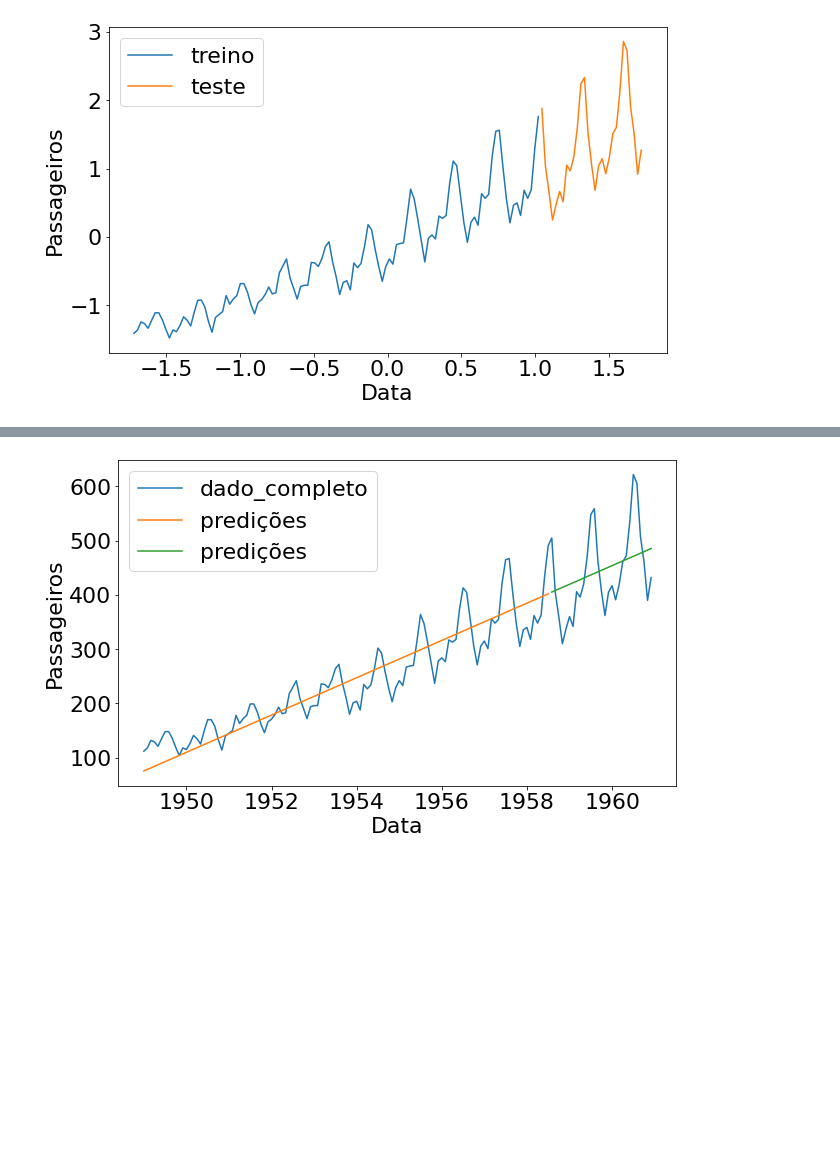
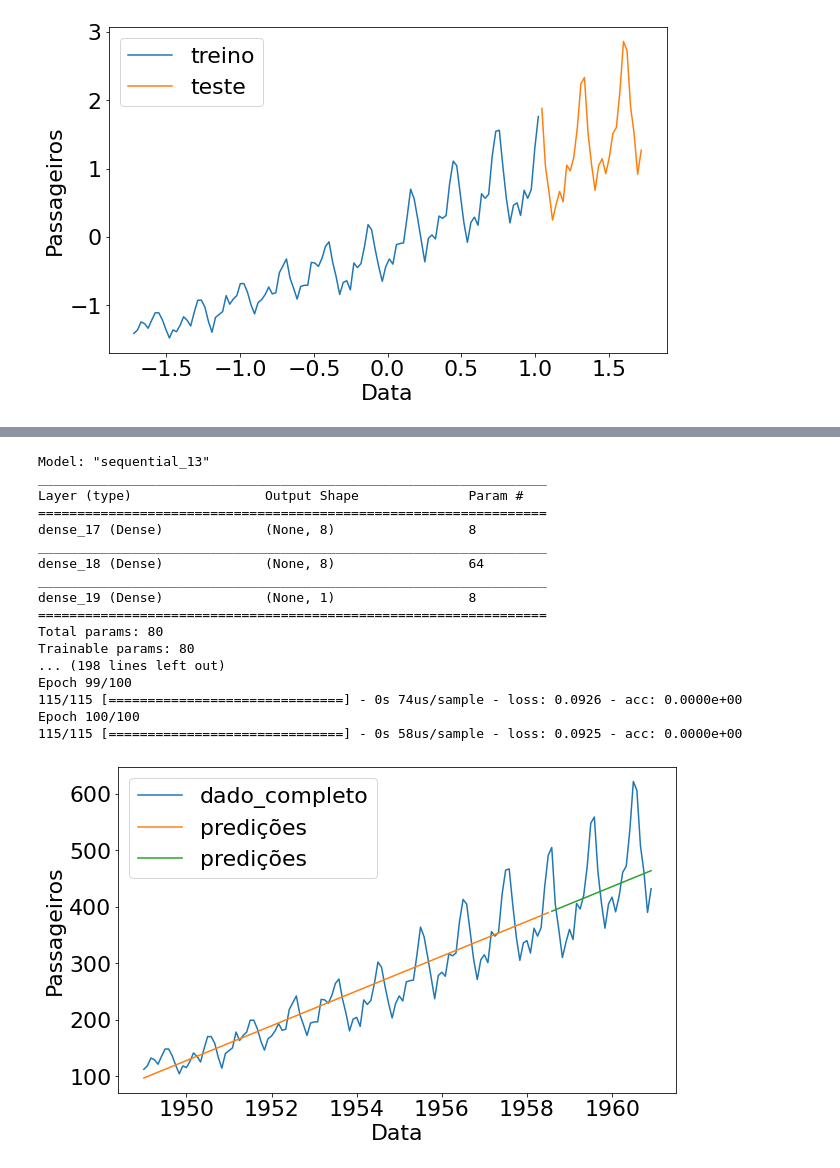
Before and after one commit to edabruzzo/machine_learning_alura, a Jupyter notebook: previsao_keras_1.ipynb, the cells around one changed output, grey strips where cells are left out. Cells and saved outputs as stored; diff of their text form; code cells hidden in the pictures; blank space fills up the shorter version.

```diff
--- a/previsao_keras_1.ipynb
+++ b/previsao_keras_1.ipynb
@@ -182,7 +199,51 @@ def obter_resultados(x, y):
-# %%
-y_predict_teste = regressor.predict(x_teste)
-plotar_dados(passageiros)
-obter_resultados(x_treino, y_predict)
-obter_resultados(x_teste, y_predict_teste)
-# %% [output]
-[figure, removed]
+# %%
+hyperparams_3 = [{
+
+    'dimensao_saida':8,
+   'activation':'linear',
+    'kernel_initializer':'random_uniform',
+    'use_bias':False,
+
+},
+
+
+{
+    'dimensao_saida':8,
+   'activation':'linear',
+    'kernel_initializer':'random_uniform',
+    'use_bias':False,
+
+},
+
+    {
+    'dimensao_saida':1,
+    'activation':'linear',
+    'kernel_initializer':'random_uniform',
+    'use_bias':False,
+
+}
+
+
+
+]
+
+testar_modelo(hyperparams_3, epocas_treino=100)
+# %% [output]
+Model: "sequential_13"
+_________________________________________________________________
+Layer (type)                 Output Shape              Param #
+=================================================================
+dense_17 (Dense)             (None, 8)                 8
+_________________________________________________________________
+dense_18 (Dense)             (None, 8)                 64
+_________________________________________________________________
+dense_19 (Dense)             (None, 1)                 8
+=================================================================
+Total params: 80
+Trainable params: 80
+... (198 lines left out)
+Epoch 99/100
+115/115 [==============================] - 0s 74us/sample - loss: 0.0926 - acc: 0.0000e+00
+Epoch 100/100
+115/115 [==============================] - 0s 58us/sample - loss: 0.0925 - acc: 0.0000e+00
+[figure, added]
```
Also changed, not shown: parts of 8 cells of this notebook, 1 other file.
